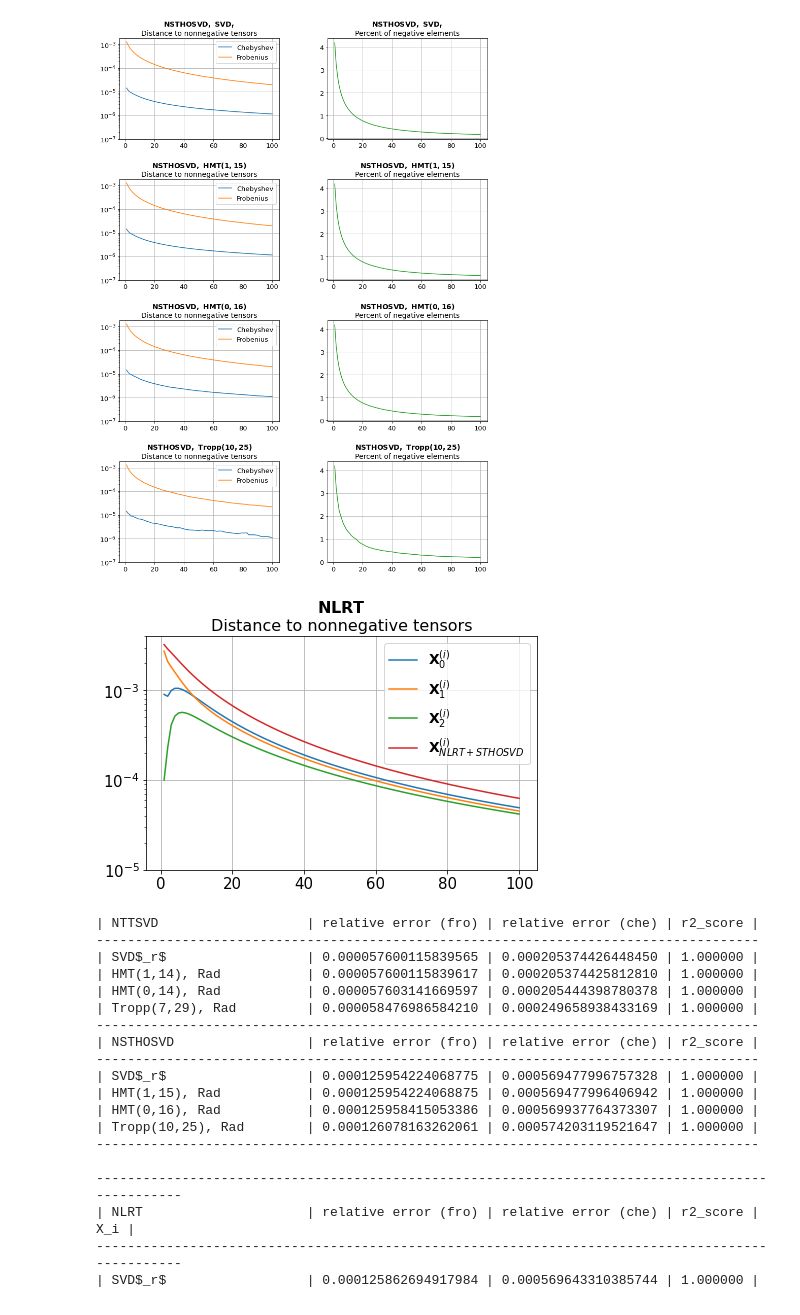
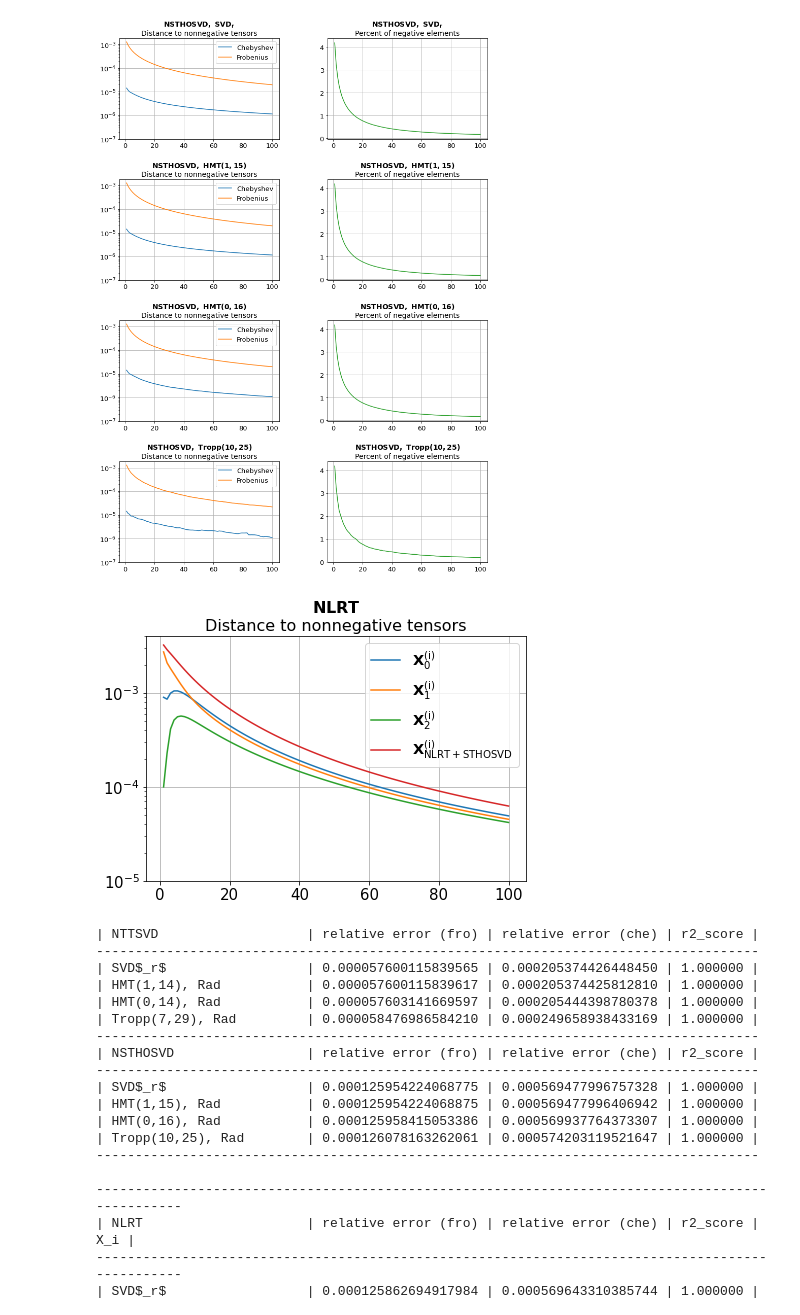
Before and after one commit to azamat11235/NLRTA, a Jupyter notebook: tensor_case.ipynb, the cells around one changed output. Drawn from its saved outputs; the diff is of its cells as text; code cells hidden in the pictures.

```diff
--- a/tensor_case.ipynb
+++ b/tensor_case.ipynb
@@ -172,7 +172,7 @@ fig, ax = ex.plotRuntimes(figsize=(18, 5),
 # %% [output]
 [figure]
 # %%
-ex.run(itersNum=itersNum)
+ex.run(itersNum)
 # %% [output]
 NTTSVD
 ------------------------------------
@@ -192,3 +192,5 @@ NLRT
 ------------------------------------
 SVD$_r$                  | 164.36 s.
 ------------------------------------
+# %%
+ex.run(itersNum, nttsvd=False, nsthosvd=False, nlrt=True) #
@@ -214,17 +221,17 @@ fig, ax = ex.plotConvergence2(nttsvd=False,
                               legendloc='upper right')
 # %% [output]
 [figure]
-# %%
-fig, ax = ex.plotConvergence(nttsvd=False,
-                       nsthosvd=False,
-                       nlrt=True,
-                       figsize=(7, 4.3),
-                       titlesize=16,
-                       ticksize=15,
-                       legendsize=13.8,
-                       yticks=[10**(-x) for x in range(3, 6)])
-# %% [output]
-[figure, removed]
+# %%
+fig, ax = ex.plotConvergence(nttsvd=False,
+                       nsthosvd=False,
+                       nlrt=True,
+                       figsize=(6.8, 4.5),
+                       titlesize=16,
+                       ticksize=15,
+                       legendsize=14.5,
+                       yticks=[10**(-x) for x in range(3, 6)])
+# %% [output]
+[figure, added]
 # %%
 ex.printErrors()
 # %% [output]
```
Also changed, not shown: parts of 19 cells of this notebook, 1 other file.
